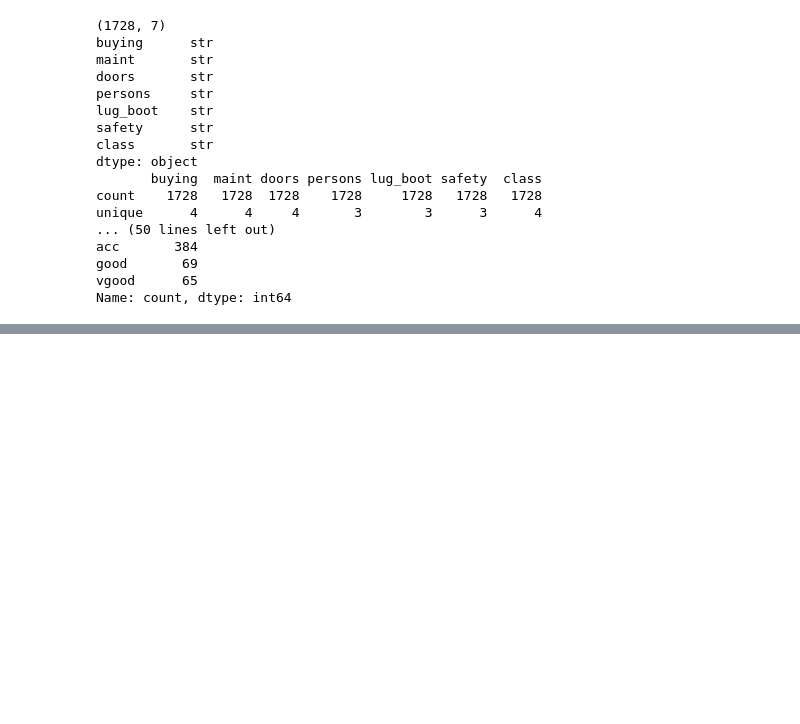
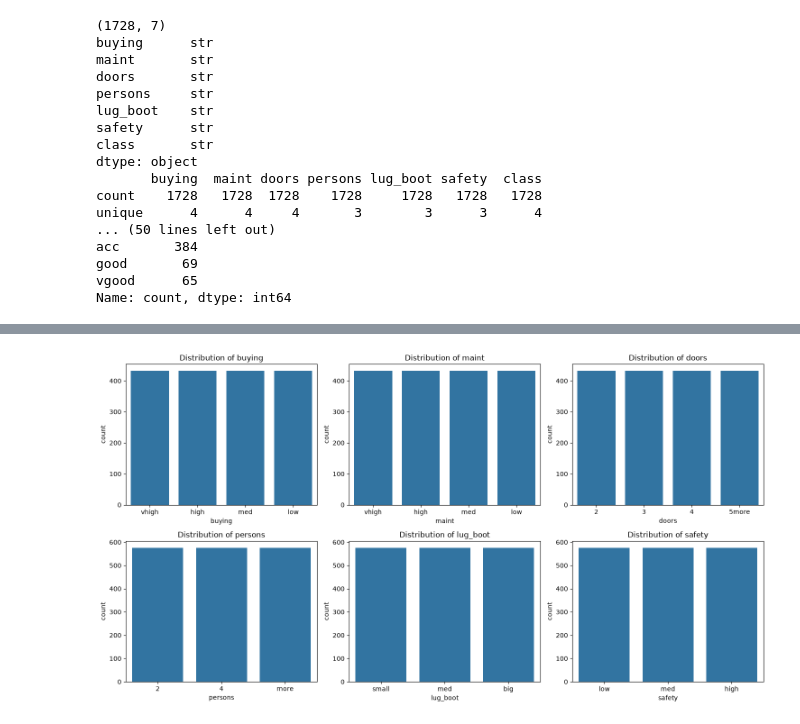
Before and after one commit to Semimona/Project2, a Jupyter notebook: Project2.ipynb, the cells around one changed output, grey strips where cells are left out. Saved outputs shown, nothing was run; the diff lists cells and outputs as text; code cells hidden in the pictures; blank space fills up the shorter version.

```diff
--- a/Project2.ipynb
+++ b/Project2.ipynb
@@ -73,0 +72,16 @@ Name: count, dtype: int64
+# %%
+#2. Exploratory data analysis
+import matplotlib.pyplot as plt
+import seaborn as sns
+
+fig, axes = plt.subplots(2, 3, figsize=(15, 8))
+
+for i, column in enumerate(X.columns):
+    ax = axes.flat[i]
+    sns.countplot(data=X, x=column, ax=ax)
+    ax.set_title(f'Distribution of {column}')
+
+plt.tight_layout()
+plt.show()
+# %% [output]
+[figure, added]
```
Also changed, not shown: parts of 5 cells of this notebook.
